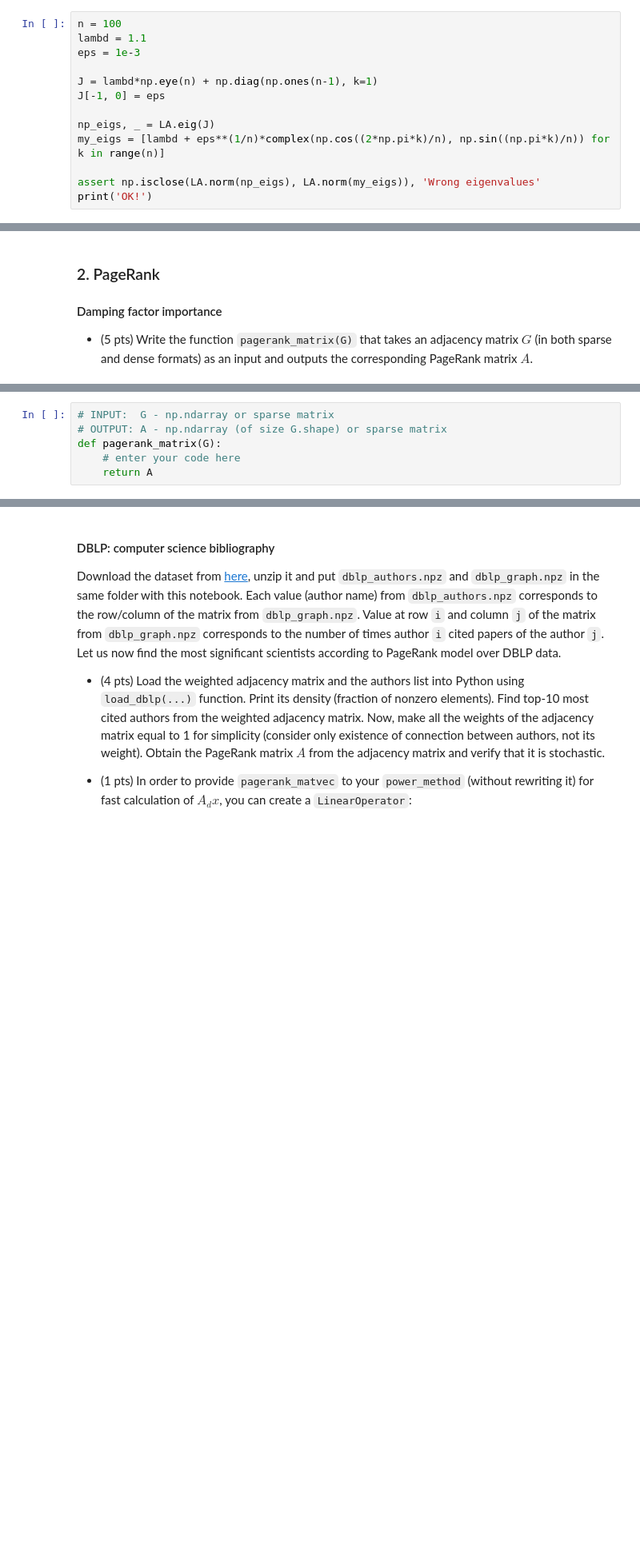
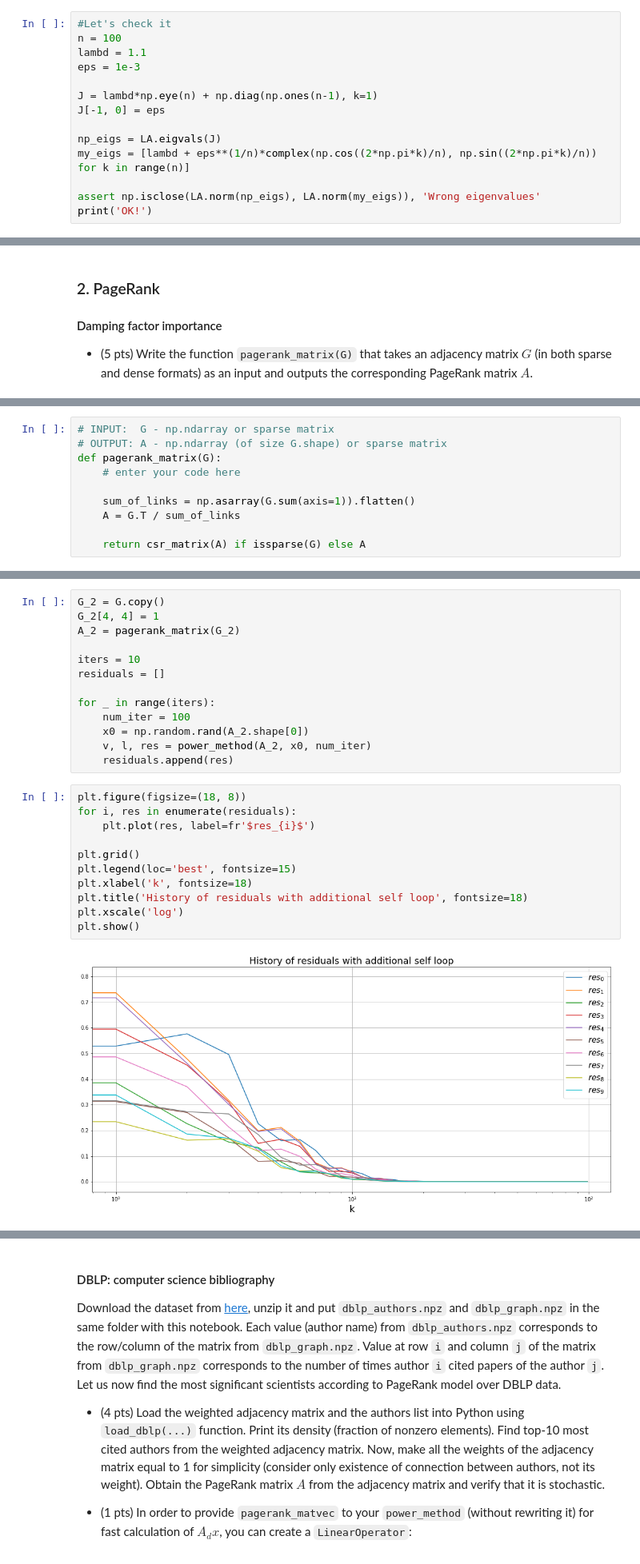
Before and after one commit to albellov/nla, a Jupyter notebook: pset2/Belov_Aleksandr_PS2.ipynb, the cells around one changed output, grey strips where cells are left out. Shown at 80% size. Drawn from its saved outputs; the diff is of its cells as text; blank space fills up the shorter version.

```diff
--- a/pset2/Belov_Aleksandr_PS2.ipynb
+++ b/pset2/Belov_Aleksandr_PS2.ipynb
@@ -1241,6 +1247,7 @@ $$ k = 0, \dots, n-1$$
 
 The eigenvalues of $J(0)$ are $\tilde{\lambda_k} = \lambda$  for  $k = 0, \dots, n-1$ which is stable for calculating.
 # %%
+#Let's check it
 n = 100
 lambd = 1.1
 eps = 1e-3
@@ -1248,8 +1255,8 @@ eps = 1e-3
 J = lambd*np.eye(n) + np.diag(np.ones(n-1), k=1)
 J[-1, 0] = eps
 
-np_eigs, _ = LA.eig(J)
-my_eigs = [lambd + eps**(1/n)*complex(np.cos((2*np.pi*k)/n), np.sin((np.pi*k)/n)) for k in range(n)]
+np_eigs = LA.eigvals(J)
+my_eigs = [lambd + eps**(1/n)*complex(np.cos((2*np.pi*k)/n), np.sin((2*np.pi*k)/n)) for k in range(n)]
 
 assert np.isclose(LA.norm(np_eigs), LA.norm(my_eigs)), 'Wrong eigenvalues'
 print('OK!')
@@ -1267,4 +1276,8 @@ OK!
 # OUTPUT: A - np.ndarray (of size G.shape) or sparse matrix
 def pagerank_matrix(G):
     # enter your code here
-    return A
+
+    sum_of_links = np.asarray(G.sum(axis=1)).flatten()
+    A = G.T / sum_of_links
+
+    return csr_matrix(A) if issparse(G) else A
@@ -1283 +1401,27 @@ def power_method(A, x0, num_iter): # 5 pts
+# %%
+G_2 = G.copy()
+G_2[4, 4] = 1
+A_2 = pagerank_matrix(G_2)
+
+iters = 10
+residuals = []
+
+for _ in range(iters):
+    num_iter = 100
+    x0 = np.random.rand(A_2.shape[0])
+    v, l, res = power_method(A_2, x0, num_iter)
+    residuals.append(res)
+# %%
+plt.figure(figsize=(18, 8))
+for i, res in enumerate(residuals):
+    plt.plot(res, label=fr'$res_{i}$')
+
+plt.grid()
+plt.legend(loc='best', fontsize=15)
+plt.xlabel('k', fontsize=18)
+plt.title('History of residuals with additional self loop', fontsize=18)
+plt.xscale('log')
+plt.show()
+# %% [output]
+[figure, added]
 # %% [markdown]
```
Also changed, not shown: parts of 47 cells of this notebook.
